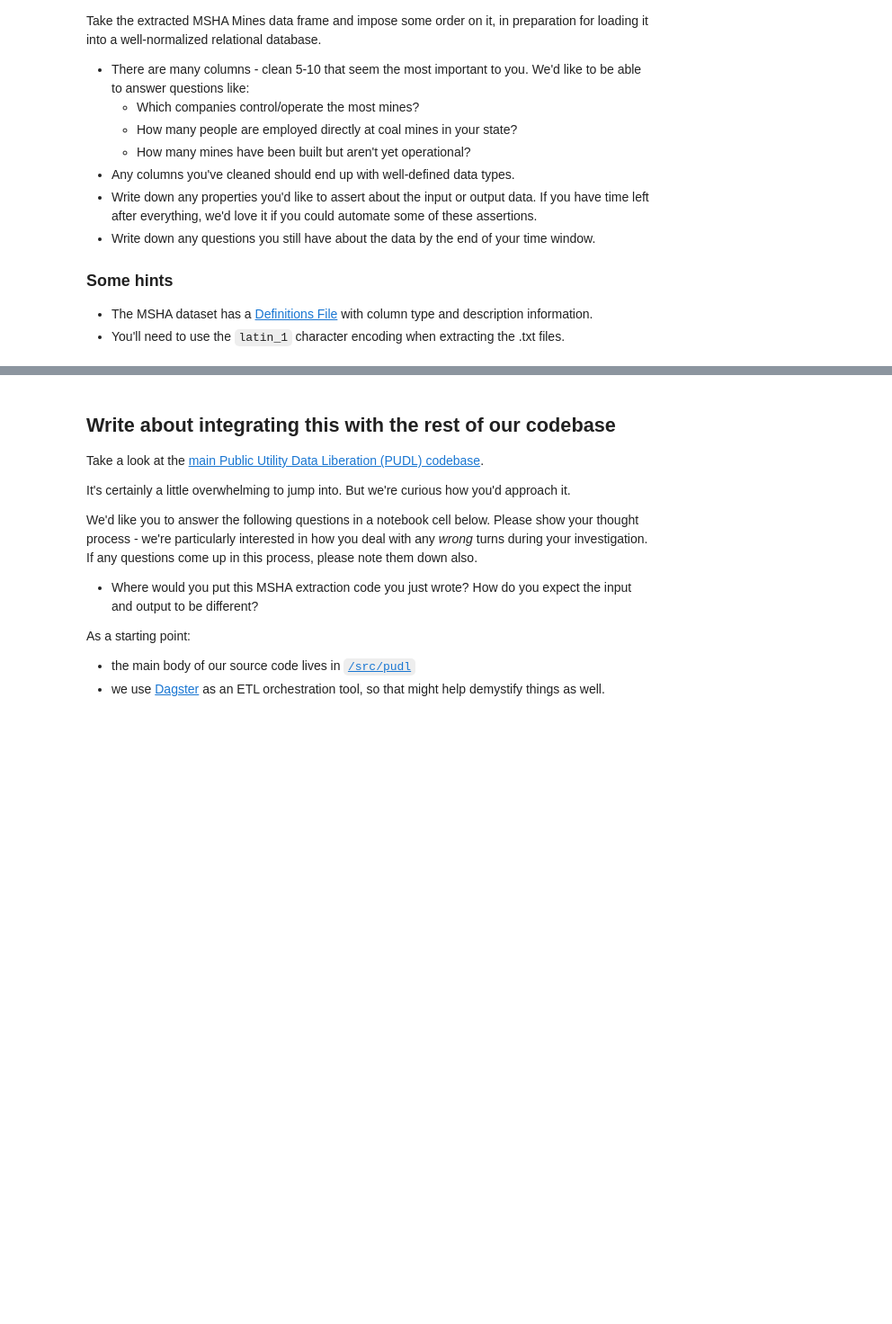
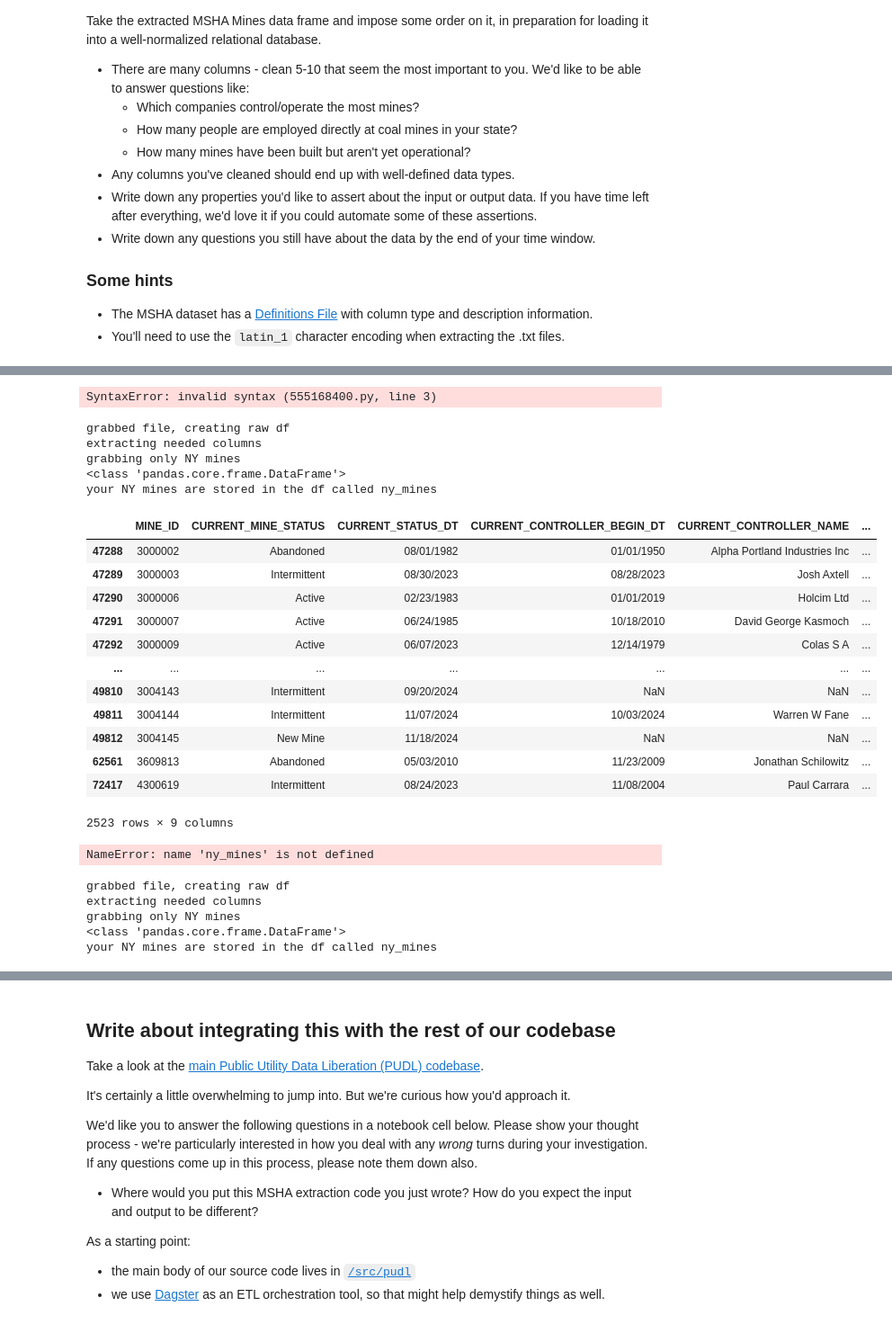
Before and after one commit to sajinashresthacoding/interview-questions, a Jupyter notebook: data-wrangler.ipynb, the cells around one changed output, grey strips where cells are left out. Shown at 90% size. Saved outputs shown, nothing was run; the diff lists cells and outputs as text; code cells hidden in the pictures; blank space fills up the shorter version.

Commit message:
completed the data-wrangler assignment

```diff
--- a/data-wrangler.ipynb
+++ b/data-wrangler.ipynb
@@ -74,0 +172,68 @@ Take the extracted MSHA Mines data frame and impose some order on it, in prepara
+# %%
+##writing the function
+
+def NYmines(file):
+    '''
+    Takes the data file you feed it and turns it into a dataframe that only includes mines in NY state
+    '''
+    with open(file, "r", encoding="latin-1") as mines:
+        rawMines = mines.read()
+    print("grabbed file, creating raw df") ##updates the user and lets us know which part of the function breaks
+
+
+    raw_df = pd.read_csv(io.StringIO(rawMines), sep="|")
+    raw_df
+    print("extracting needed columns")
+
+    allmines_df = raw_df[["MINE_ID","CURRENT_MINE_STATUS", "CURRENT_STATUS_DT", "CURRENT_CONTROLLER_BEGIN_DT",
+              "CURRENT_CONTROLLER_NAME", "CURRENT_OPERATOR_ID", "STATE", "COMPANY_TYPE", "NO_EMPLOYEES"]]
+    print("grabbing only NY mines ")
+
+    ny_mines = allmines_df.query('STATE == "NY"')
+    print(type((ny_mines))) ##test to see if the returning piece IS a dataframe
+    print("your NY mines are stored in the df called ny_mines")
+    return ny_mines
+# %%
+##testing the function
+
+def NYmines("Mines.txt")
+# %% [output]
+SyntaxError: invalid syntax (555168400.py, line 3)
+# %%
+##giving it the file/path name instead because opening zip files becoming a little tricky and time constraint
+rawData = "/Users/sajinashrestha/Documents/dataProjects/test/Mines.txt"
+# %%
+NYmines(rawData)
+# %% [output]
+grabbed file, creating raw df
+extracting needed columns
+grabbing only NY mines
+<class 'pandas.core.frame.DataFrame'>
+your NY mines are stored in the df called ny_mines
+|  | MINE_ID | CURRENT_MINE_STATUS | CURRENT_STATUS_DT | CURRENT_CONTROLLER_BEGIN_DT | CURRENT_CONTROLLER_NAME | ... |
+| 47288 | 3000002 | Abandoned | 08/01/1982 | 01/01/1950 | Alpha Portland Industries Inc | ... |
+| 47289 | 3000003 | Intermittent | 08/30/2023 | 08/28/2023 | Josh Axtell | ... |
+| 47290 | 3000006 | Active | 02/23/1983 | 01/01/2019 | Holcim Ltd | ... |
+| 47291 | 3000007 | Active | 06/24/1985 | 10/18/2010 | David George Kasmoch | ... |
+| 47292 | 3000009 | Active | 06/07/2023 | 12/14/1979 | Colas S A | ... |
+| ... | ... | ... | ... | ... | ... | ... |
+| 49810 | 3004143 | Intermittent | 09/20/2024 | NaN | NaN | ... |
+| 49811 | 3004144 | Intermittent | 11/07/2024 | 10/03/2024 | Warren W Fane | ... |
+| 49812 | 3004145 | New Mine | 11/18/2024 | NaN | NaN | ... |
+| 62561 | 3609813 | Abandoned | 05/03/2010 | 11/23/2009 | Jonathan Schilowitz | ... |
+| 72417 | 4300619 | Intermittent | 08/24/2023 | 11/08/2004 | Paul Carrara | ... |
+2523 rows × 9 columns
+# %%
+##testing to see if the returned thing is actually a dataframe
+type(ny_mines)
+# %% [output]
+NameError: name 'ny_mines' is not defined
+# %%
+##this not defined makes me nervous because it's not stored outside the function. for actual use, I would do:
+ny_mines_df = NYmines(rawData)
+# %% [output]
+grabbed file, creating raw df
+extracting needed columns
+grabbing only NY mines
+<class 'pandas.core.frame.DataFrame'>
+your NY mines are stored in the df called ny_mines
```
Also changed, not shown: parts of 12 cells of this notebook.
